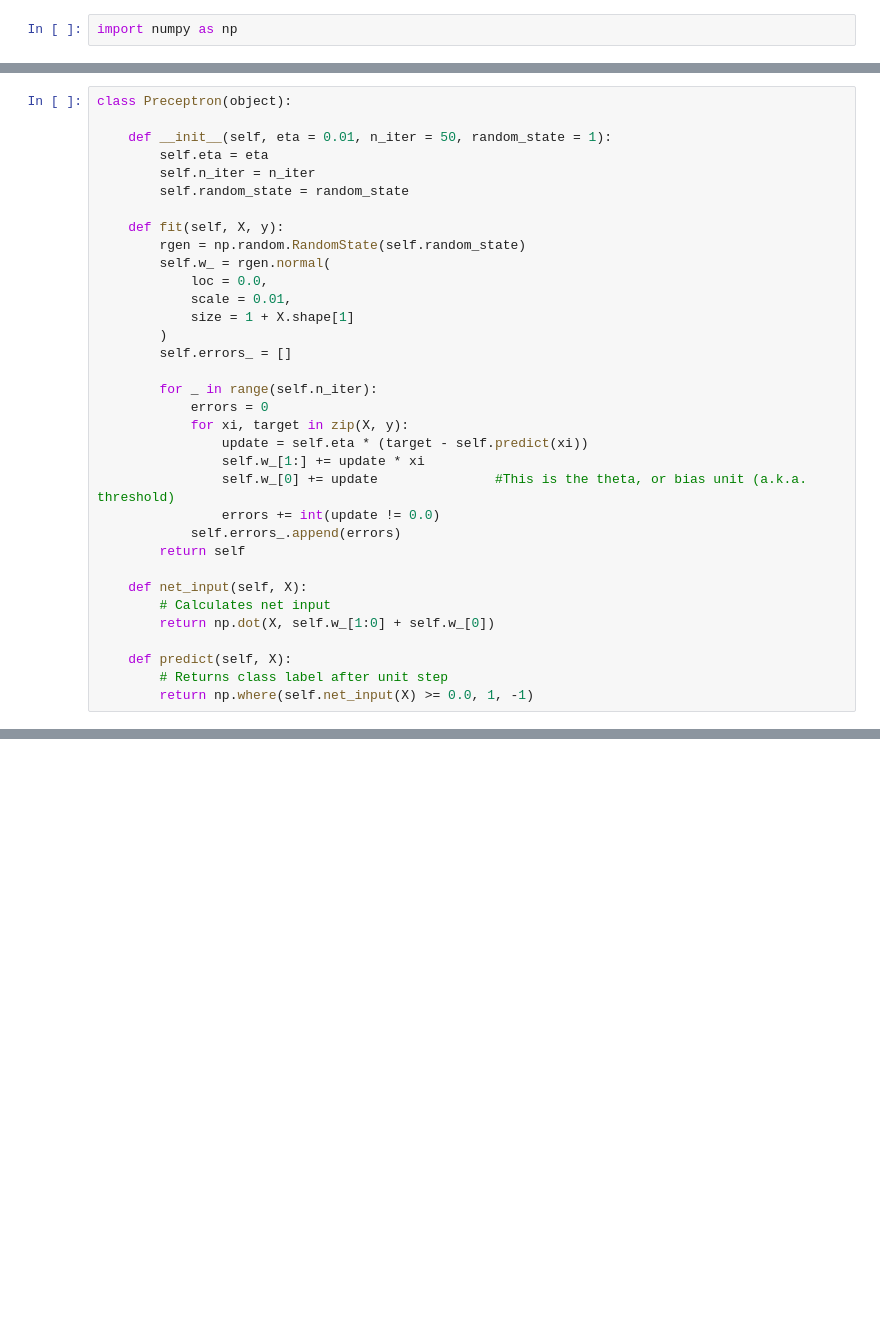
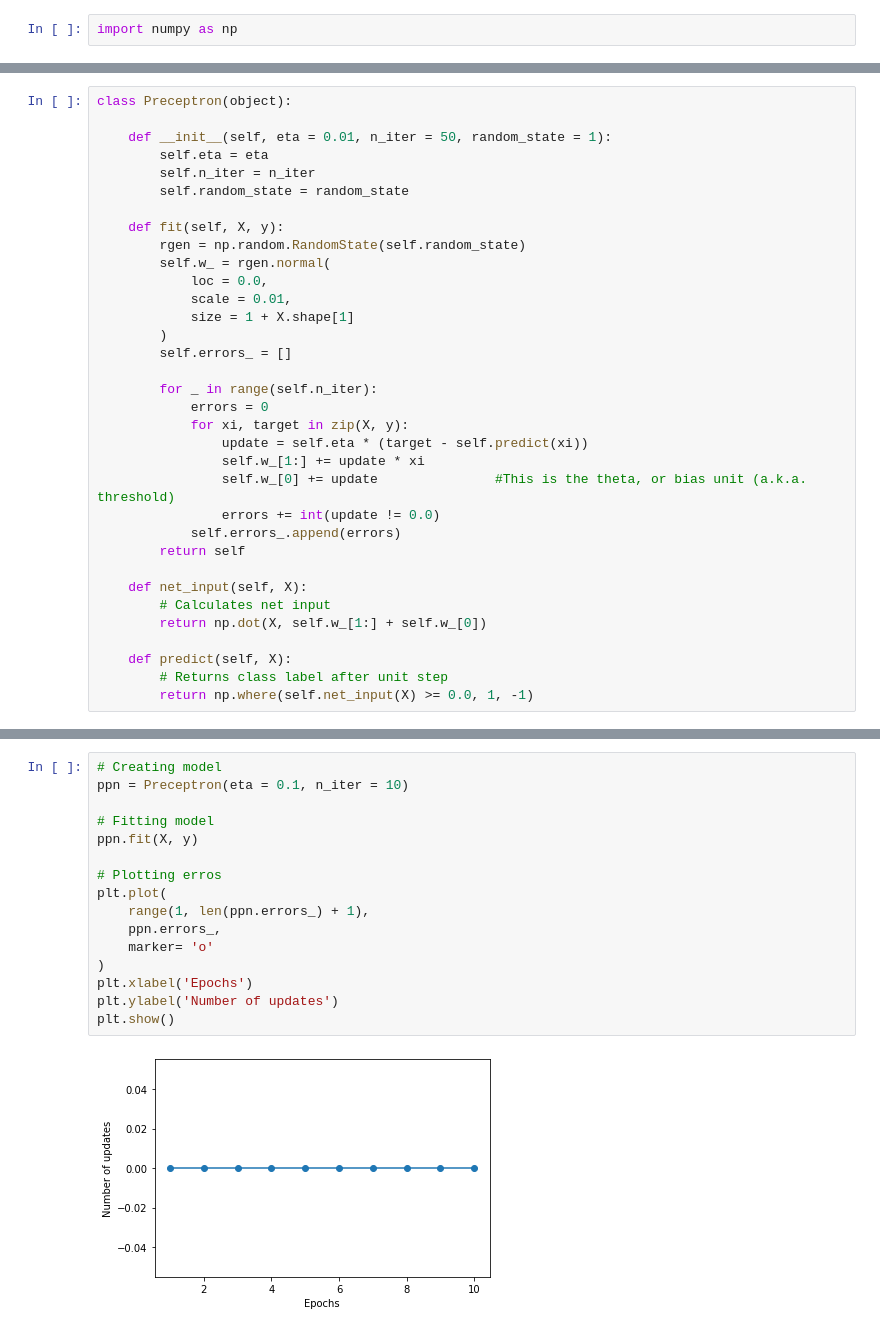
Before and after one commit to sahivy13/Krillin, a Jupyter notebook: pml_practice/chapter_2_ml_algorithms_for_classification/object_oriented_preceptron_api.ipynb, the cells around one changed output, grey strips where cells are left out. Saved outputs shown, nothing was run; the diff lists cells and outputs as text; blank space fills up the shorter version.

```diff
--- a/pml_practice/chapter_2_ml_algorithms_for_classification/object_oriented_preceptron_api.ipynb
+++ b/pml_practice/chapter_2_ml_algorithms_for_classification/object_oriented_preceptron_api.ipynb
@@ -66,7 +66,7 @@ class Preceptron(object):
 
     def net_input(self, X):
         # Calculates net input
-        return np.dot(X, self.w_[1:0] + self.w_[0])
+        return np.dot(X, self.w_[1:] + self.w_[0])
 
     def predict(self, X):
         # Returns class label after unit step
@@ -73,0 +146,18 @@ class Preceptron(object):
+# %%
+# Creating model
+ppn = Preceptron(eta = 0.1, n_iter = 10)
+
+# Fitting model
+ppn.fit(X, y)
+
+# Plotting erros
+plt.plot(
+    range(1, len(ppn.errors_) + 1),
+    ppn.errors_,
+    marker= 'o'
+)
+plt.xlabel('Epochs')
+plt.ylabel('Number of updates')
+plt.show()
+# %% [output]
+[figure, added]
```
Also changed, not shown: parts of 10 cells of this notebook.
